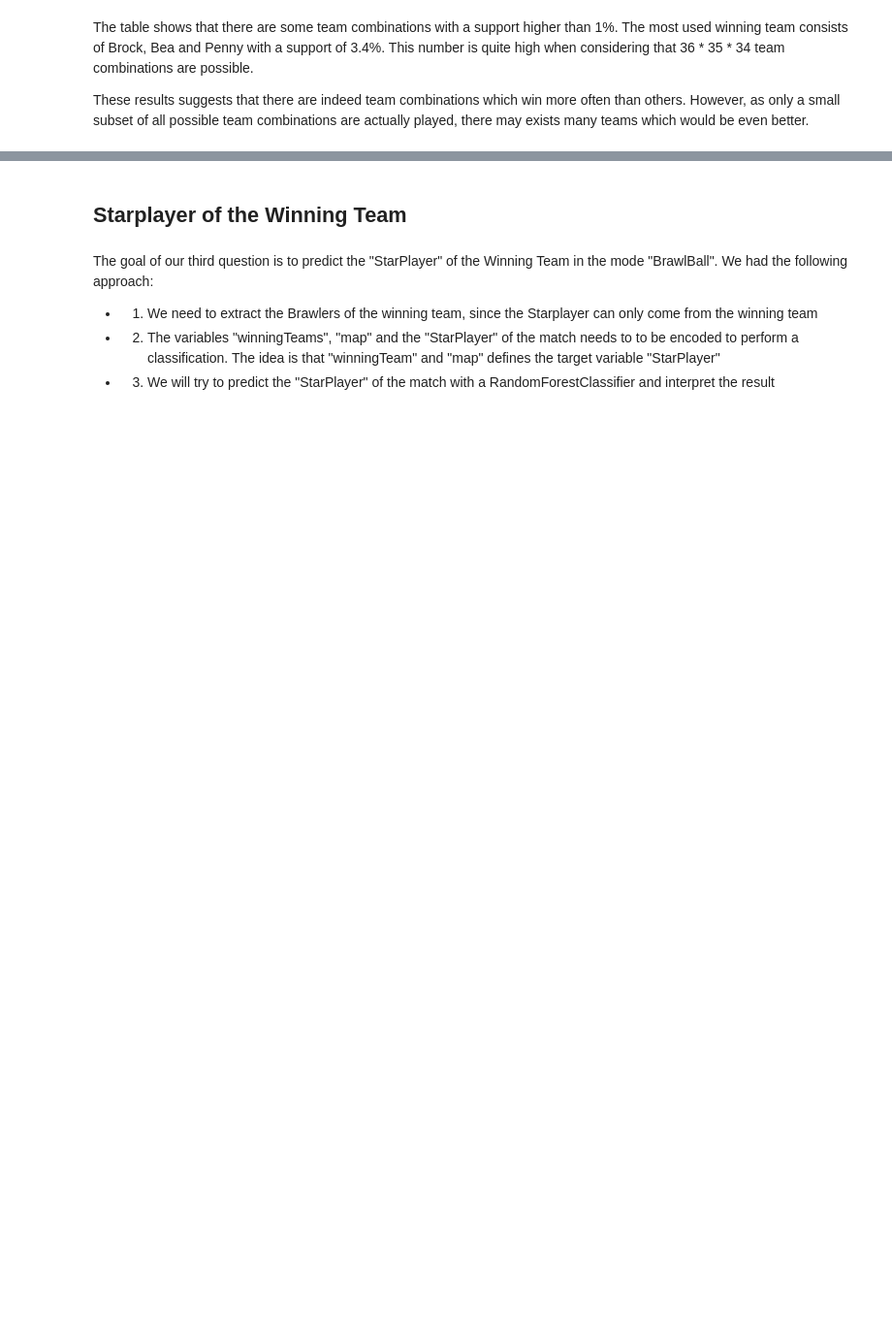
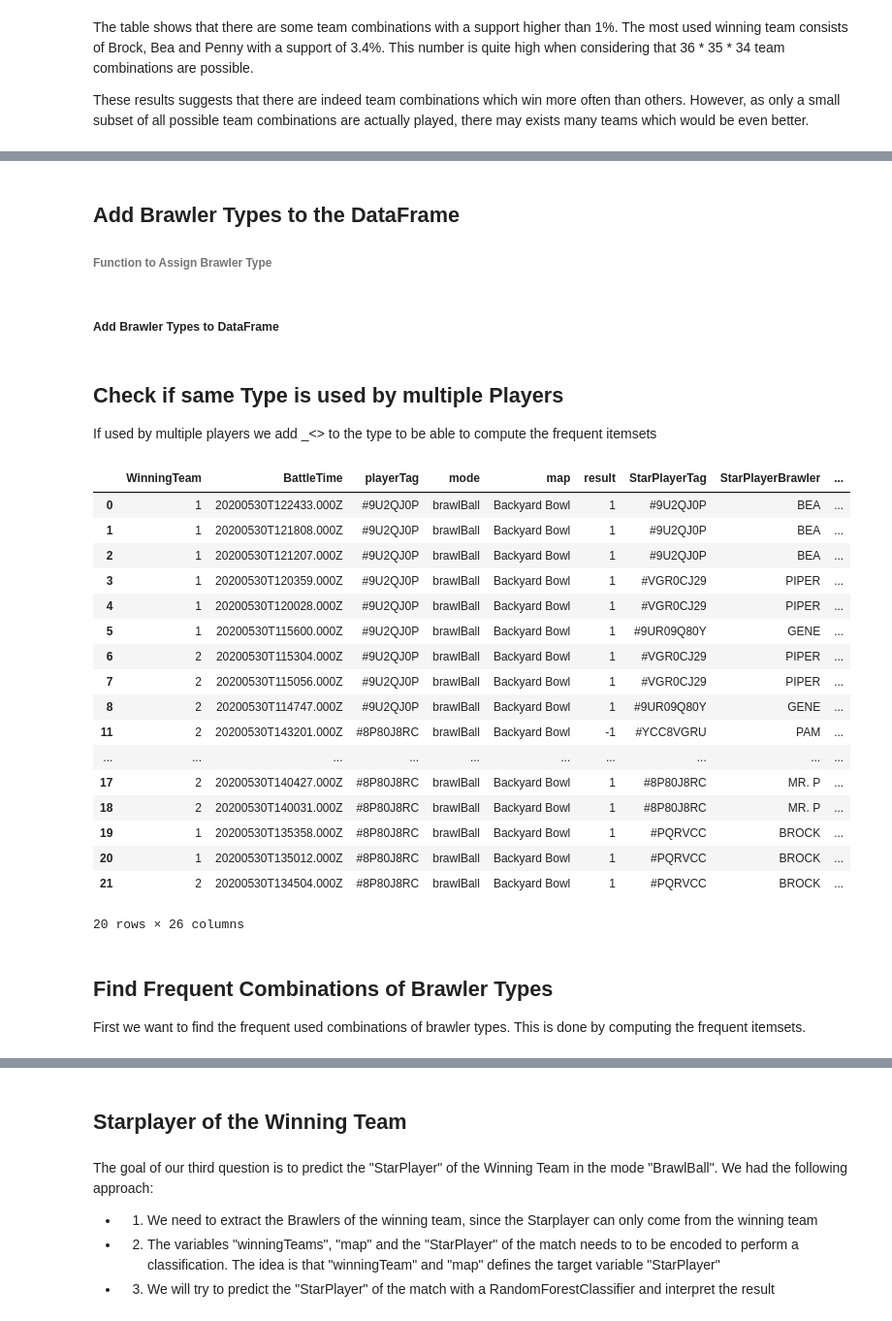
Before and after one commit to LouisBienz/Big-Data-Analytics, a Jupyter notebook: Big Data Analytics - Group-based Project - Group 13.ipynb, the cells around one changed output, grey strips where cells are left out. Shown at 97% size. Cells and saved outputs as stored; diff of their text form; code cells hidden in the pictures; blank space fills up the shorter version.

```diff
--- a/Big Data Analytics - Group-based Project - Group 13.ipynb
+++ b/Big Data Analytics - Group-based Project - Group 13.ipynb
@@ -425,0 +566,74 @@ possible team combinations are actually played, there may exists many teams whic
+# %%
+
+sniper_brawlers = ['COLT','RICO','8-BIT','PIPER','BROCK','BEA','PENNY','MR. P','SPIKE']
+thrower_brawlers = ['DYNAMIKE','TICK','BARLEY']
+heavyweight_brawlers = ['DARRYL','EL PRIMO','ROSA','BULL','FRANK','JACKY','BIBI']
+fighter_brawlers = ['CARL','EMZ','BO','TARA','JESSIE','NITA','SHELLY']
+support_brawlers = ['POCO','PAM','GENE','MAX','SPROUT','SANDY','GALE',]
+assassin_brawlers = ['MORTIS','CROW','LEON']
+# %% [markdown]
+## Add Brawler Types to the DataFrame
+###### Function to Assign Brawler Type
+# %%
+def assign_brawler_type(brawler):
+    if brawler in sniper_brawlers:
+        return 'SNIPER'
+    elif brawler in thrower_brawlers:
+        return 'THROWER'
+    elif brawler in heavyweight_brawlers:
+        return 'HEAVYWEIGHT'
+    elif brawler in fighter_brawlers:
+        return 'FIGHTER'
+    elif brawler in support_brawlers:
+        return 'SUPPORTER'
+    elif brawler in assassin_brawlers:
+        return 'ASSASSIN'
+    else:
+        return ''
+# %% [markdown]
+##### Add Brawler Types to DataFrame
+# %%
+df_fixed_map['Brawler1Type'] = df_fixed_map['Brawler1Name'].apply(assign_brawler_type)
+df_fixed_map['Brawler2Type'] = df_fixed_map['Brawler2Name'].apply(assign_brawler_type)
+df_fixed_map['Brawler3Type'] = df_fixed_map['Brawler3Name'].apply(assign_brawler_type)
+df_fixed_map['Brawler4Type'] = df_fixed_map['Brawler4Name'].apply(assign_brawler_type)
+df_fixed_map['Brawler5Type'] = df_fixed_map['Brawler5Name'].apply(assign_brawler_type)
+df_fixed_map['Brawler6Type'] = df_fixed_map['Brawler6Name'].apply(assign_brawler_type)
+# %% [markdown]
+## Check if same Type is used by multiple Players
+If used by multiple players we add _<<number>> to the type to be able to compute the frequent itemsets
+# %%
+counter = 0
+for index, row in df_fixed_map.iterrows():
+    if row['Brawler1Type'] == row['Brawler2Type'] and row['Brawler1Type'] != row['Brawler3Type']:
+        df_fixed_map.loc[index, 'Brawler2Type'] = row['Brawler2Type']+'_2'
+    elif row['Brawler1Type'] == row['Brawler2Type'] and row['Brawler1Type'] == row['Brawler3Type']:
+        df_fixed_map.loc[index,'Brawler2Type'] = row['Brawler2Type']+'_2'
+        df_fixed_map.loc[index,'Brawler3Type'] = row['Brawler3Type']+'_3'
+    elif row['Brawler1Type'] == row['Brawler3Type'] and row['Brawler1Type'] != row['Brawler2Type'] and row['Brawler2Type'] != row['Brawler3Type']:
+        df_fixed_map.loc[index,'Brawler3Type'] = row['Brawler3Type']+'_2'
+    elif row['Brawler1Type'] != row['Brawler3Type'] and row['Brawler1Type'] != row['Brawler2Type'] and row['Brawler2Type'] == row['Brawler3Type']:
+        df_fixed_map.loc[index,'Brawler3Type'] = row['Brawler3Type']+'_2'
+df_fixed_map.head(20)
+# %% [output]
+|  | WinningTeam | BattleTime | playerTag | mode | map | result | StarPlayerTag | StarPlayerBrawler | ... |
+| 0 | 1 | 20200530T122433.000Z | #9U2QJ0P | brawlBall | Backyard Bowl | 1 | #9U2QJ0P | BEA | ... |
+| 1 | 1 | 20200530T121808.000Z | #9U2QJ0P | brawlBall | Backyard Bowl | 1 | #9U2QJ0P | BEA | ... |
+| 2 | 1 | 20200530T121207.000Z | #9U2QJ0P | brawlBall | Backyard Bowl | 1 | #9U2QJ0P | BEA | ... |
+| 3 | 1 | 20200530T120359.000Z | #9U2QJ0P | brawlBall | Backyard Bowl | 1 | #VGR0CJ29 | PIPER | ... |
+| 4 | 1 | 20200530T120028.000Z | #9U2QJ0P | brawlBall | Backyard Bowl | 1 | #VGR0CJ29 | PIPER | ... |
+| 5 | 1 | 20200530T115600.000Z | #9U2QJ0P | brawlBall | Backyard Bowl | 1 | #9UR09Q80Y | GENE | ... |
+| 6 | 2 | 20200530T115304.000Z | #9U2QJ0P | brawlBall | Backyard Bowl | 1 | #VGR0CJ29 | PIPER | ... |
+| 7 | 2 | 20200530T115056.000Z | #9U2QJ0P | brawlBall | Backyard Bowl | 1 | #VGR0CJ29 | PIPER | ... |
+| 8 | 2 | 20200530T114747.000Z | #9U2QJ0P | brawlBall | Backyard Bowl | 1 | #9UR09Q80Y | GENE | ... |
+| 11 | 2 | 20200530T143201.000Z | #8P80J8RC | brawlBall | Backyard Bowl | -1 | #YCC8VGRU | PAM | ... |
+| ... | ... | ... | ... | ... | ... | ... | ... | ... | ... |
+| 17 | 2 | 20200530T140427.000Z | #8P80J8RC | brawlBall | Backyard Bowl | 1 | #8P80J8RC | MR. P | ... |
+| 18 | 2 | 20200530T140031.000Z | #8P80J8RC | brawlBall | Backyard Bowl | 1 | #8P80J8RC | MR. P | ... |
+| 19 | 1 | 20200530T135358.000Z | #8P80J8RC | brawlBall | Backyard Bowl | 1 | #PQRVCC | BROCK | ... |
+| 20 | 1 | 20200530T135012.000Z | #8P80J8RC | brawlBall | Backyard Bowl | 1 | #PQRVCC | BROCK | ... |
+| 21 | 2 | 20200530T134504.000Z | #8P80J8RC | brawlBall | Backyard Bowl | 1 | #PQRVCC | BROCK | ... |
+20 rows × 26 columns
+# %% [markdown]
+## Find Frequent Combinations of Brawler Types
+First we want to find the frequent used combinations of brawler types. This is done by computing the frequent itemsets.
```
Also changed, not shown: parts of 49 cells of this notebook.
